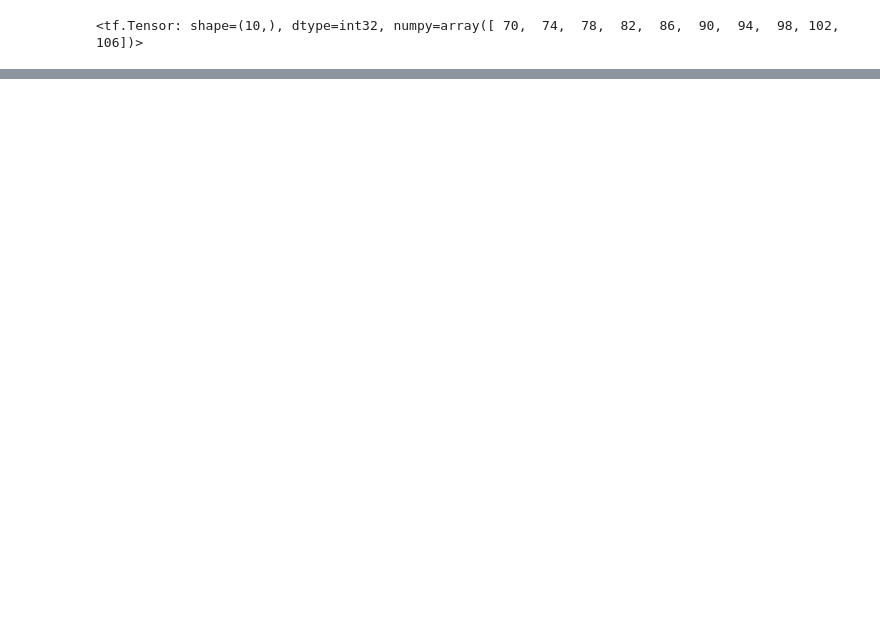
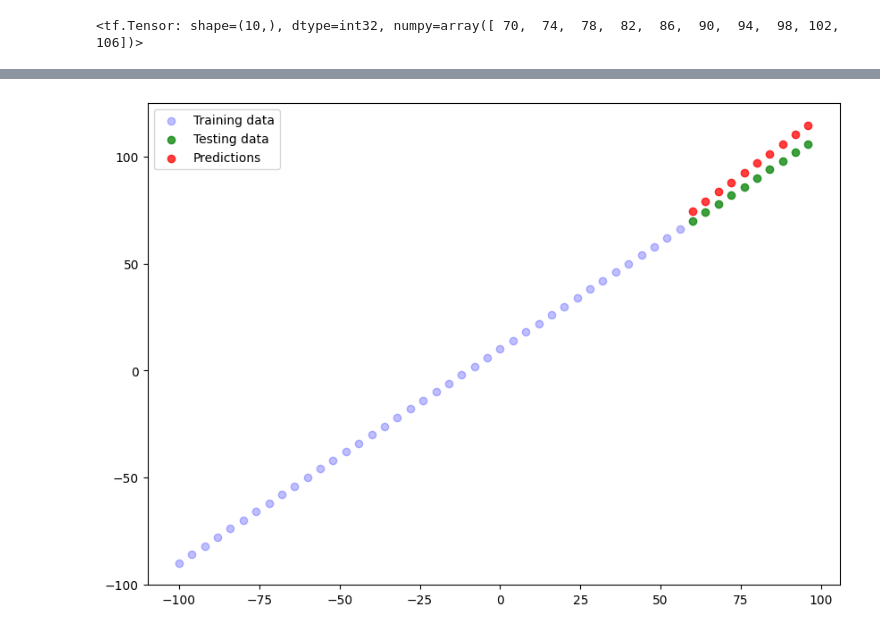
Before and after one commit to akshat-shethia/Deep_Learning, a Jupyter notebook: TensorFlow_For_Deep_Learning/My_01_Section_3_Regression.ipynb, the cells around one changed output, grey strips where cells are left out. Saved outputs shown, nothing was run; the diff lists cells and outputs as text; code cells hidden in the pictures; blank space fills up the shorter version.

```diff
--- a/TensorFlow_For_Deep_Learning/My_01_Section_3_Regression.ipynb
+++ b/TensorFlow_For_Deep_Learning/My_01_Section_3_Regression.ipynb
@@ -383,0 +384,18 @@ model.evaluate(X_test, y_test)
+# %%
+model = tf.keras.Sequential([
+    tf.keras.layers.Dense(100,activation="relu"),
+    tf.keras.layers.Dense(100,activation="relu"),
+    tf.keras.layers.Dense(1)
+])
+
+model.compile(
+    optimizer='rmsprop',
+    loss="mae"
+)
+
+model.fit(
+    x=tf.expand_dims(X_train, -1),
+    y=y_train,
+    epochs=250,
+    verbose='auto',
+)
@@ -383,0 +421,3 @@ model.evaluate(X_test, y_test)
+# %%
+y_pred = model.predict(X_test)
+y_pred
@@ -383,0 +437,4 @@ model.evaluate(X_test, y_test)
+# %%
+plot_predictions(predictions=y_pred)
+# %% [output]
+[figure, added]
```
Also changed, not shown: parts of 13 cells of this notebook, 2 other files.
